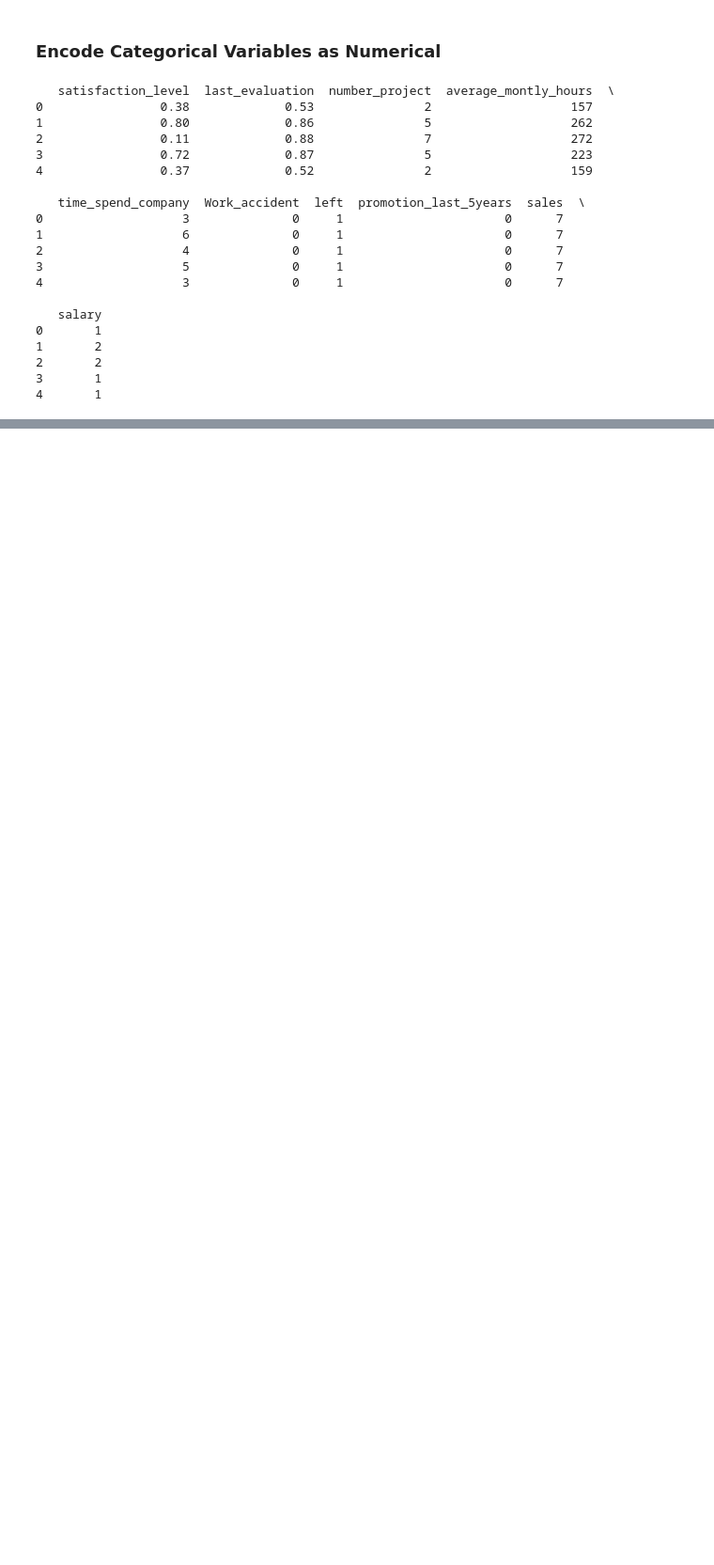
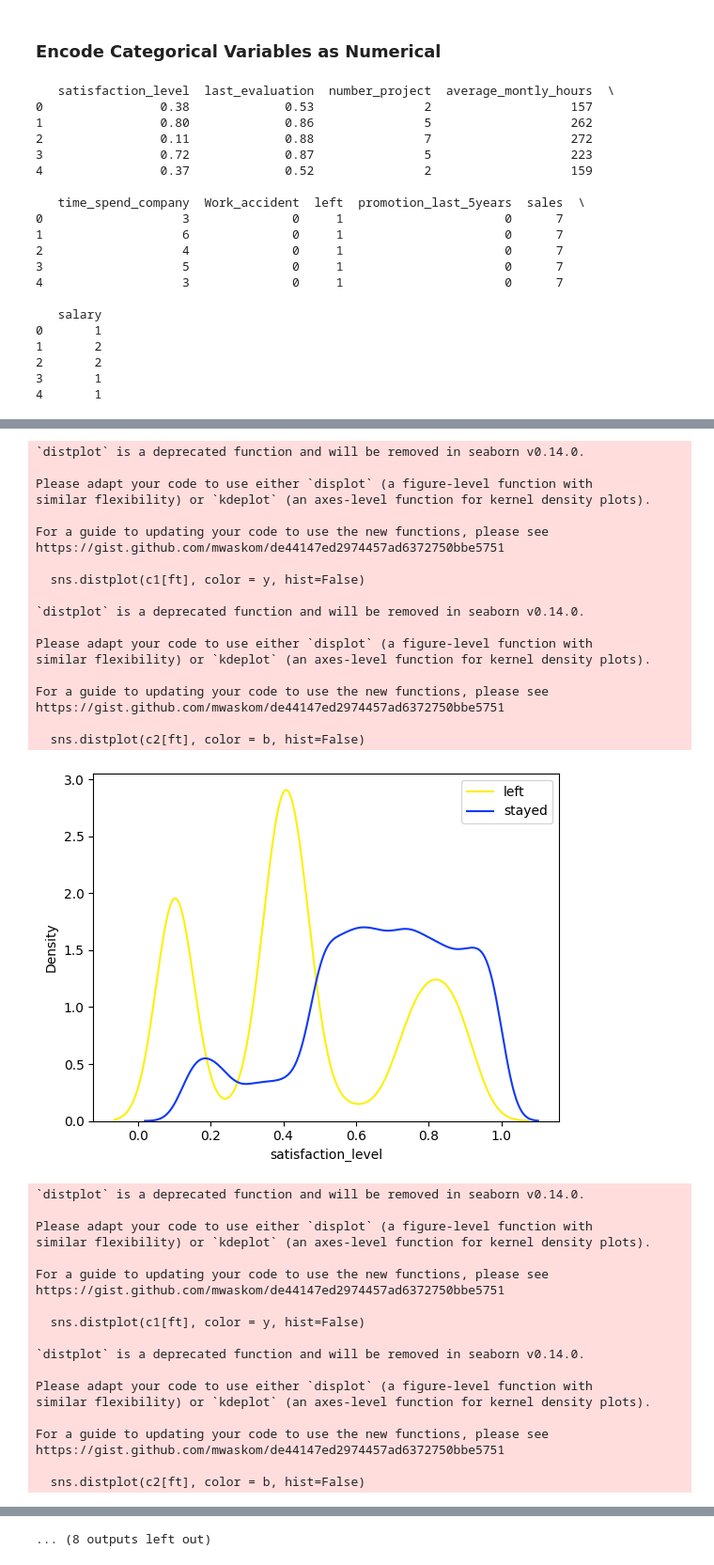
Before and after one commit to madixson/EmployeeChurnHR_Project, a Jupyter notebook: Data_Preprocess.ipynb, the cells around one changed output, grey strips where cells are left out. Shown: that part at 94% size. Drawn from its saved outputs; the diff is of its cells as text; code cells hidden in the pictures; blank space fills up the shorter version.

```diff
--- a/Data_Preprocess.ipynb
+++ b/Data_Preprocess.ipynb
@@ -111,0 +130,60 @@ df.to_csv('/content/drive/MyDrive/EmployeeChurnProject/NewEmployeeData.csv', ind
+# %%
+# Compare Left vs Stayed Employees using seaborn distplot
+def compare(df, ft):
+    # Plot distribution for left employees and stayed employees
+    sns.distplot(c1[ft], color = y, hist=False)
+    sns.distplot(c2[ft], color = b, hist=False)
+    # Add legend
+    plt.legend(labels=["left","stayed"])
+    # Show plot
+    plt.show()
+
+# Replace 'left' and 'stayed' values with 1 and 0, respectively
+df.replace(('left', 'stayed'), (1,0), inplace=True)
+g = df.groupby(['left'])
+c1 = g.get_group(1) # Group for left employees
+c2 = g.get_group(0) # Group for stayed employees
+
+# Graph and compare the two groups
+for feature in df:
+    compare(df, feature)
+# %% [output]
+`distplot` is a deprecated function and will be removed in seaborn v0.14.0.
+
+Please adapt your code to use either `displot` (a figure-level function with
+similar flexibility) or `kdeplot` (an axes-level function for kernel density plots).
+
+For a guide to updating your code to use the new functions, please see
+https://gist.github.com/mwaskom/de44147ed2974457ad6372750bbe5751
+
+  sns.distplot(c1[ft], color = y, hist=False)
+
+`distplot` is a deprecated function and will be removed in seaborn v0.14.0.
+
+Please adapt your code to use either `displot` (a figure-level function with
+similar flexibility) or `kdeplot` (an axes-level function for kernel density plots).
+
+For a guide to updating your code to use the new functions, please see
+https://gist.github.com/mwaskom/de44147ed2974457ad6372750bbe5751
+
+  sns.distplot(c2[ft], color = b, hist=False)
+[figure, added]
+`distplot` is a deprecated function and will be removed in seaborn v0.14.0.
+
+Please adapt your code to use either `displot` (a figure-level function with
+similar flexibility) or `kdeplot` (an axes-level function for kernel density plots).
+
+For a guide to updating your code to use the new functions, please see
+https://gist.github.com/mwaskom/de44147ed2974457ad6372750bbe5751
+
+  sns.distplot(c1[ft], color = y, hist=False)
+
+`distplot` is a deprecated function and will be removed in seaborn v0.14.0.
+
+Please adapt your code to use either `displot` (a figure-level function with
+similar flexibility) or `kdeplot` (an axes-level function for kernel density plots).
+
+For a guide to updating your code to use the new functions, please see
+https://gist.github.com/mwaskom/de44147ed2974457ad6372750bbe5751
+
+  sns.distplot(c2[ft], color = b, hist=False)
@@ -111,0 +271 @@ df.to_csv('/content/drive/MyDrive/EmployeeChurnProject/NewEmployeeData.csv', ind
+... (8 outputs left out)
```
Also changed, not shown: parts of 8 cells of this notebook.
